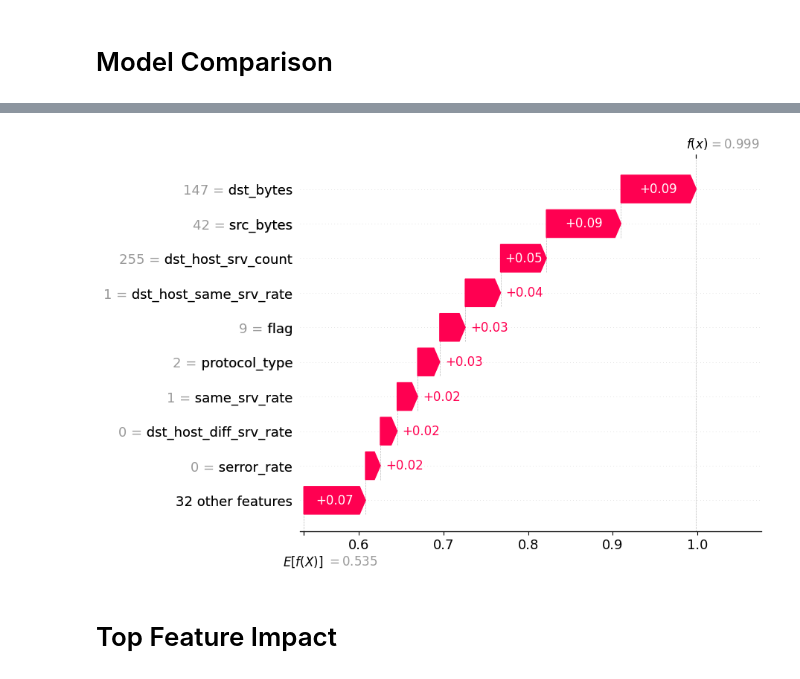
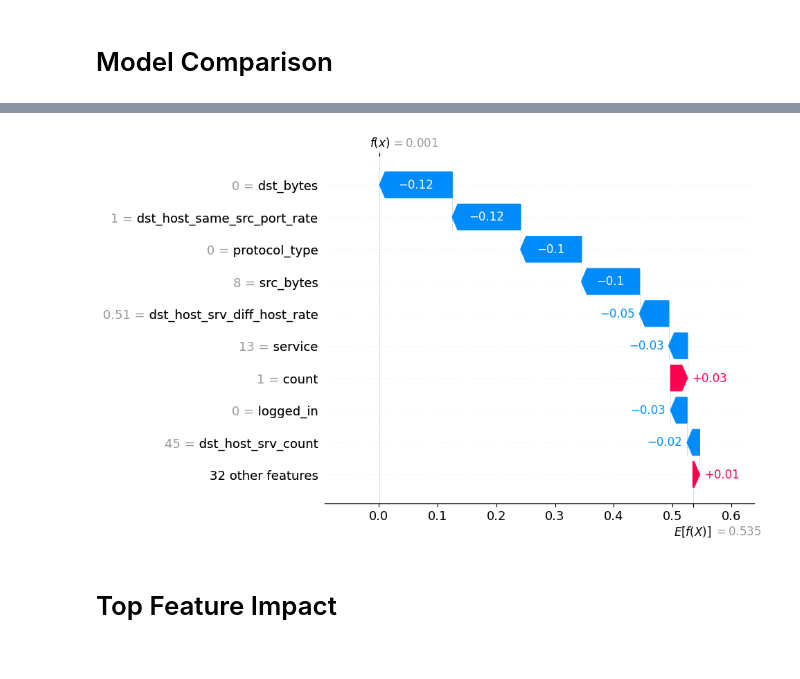
Before and after one commit to skywqlkered/SOW-BKI266-Explainable-AI, a Jupyter notebook: main.ipynb, the cells around one changed output, grey strips where cells are left out. Drawn from its saved outputs; the diff is of its cells as text; code cells hidden in the pictures.

```diff
--- a/main.ipynb
+++ b/main.ipynb
@@ -226,2 +226,2 @@ Agreement rate: 96.0%
 # %%
-row = 355
+row = 40
@@ -240,13 +240,14 @@ Confidence in prediction: 0.99855
 # %%
 # Comparison plots:
 plt.figure()
 shap.plots.waterfall(shap_feat_values[row])
 plt.show()
 
 bd = explainer_dalex.predict_parts(obseravation, type="break_down")
-bd.plot()
+# bd.plot()
+bd.plot(max_vars=100)
 # %% [output]
-[figure, old version]
+[figure, new version]
 # %% [markdown]
 # Top Feature Impact <a id="impact"></a>
 # %%
```
Also changed, not shown: parts of 3 cells of this notebook.
